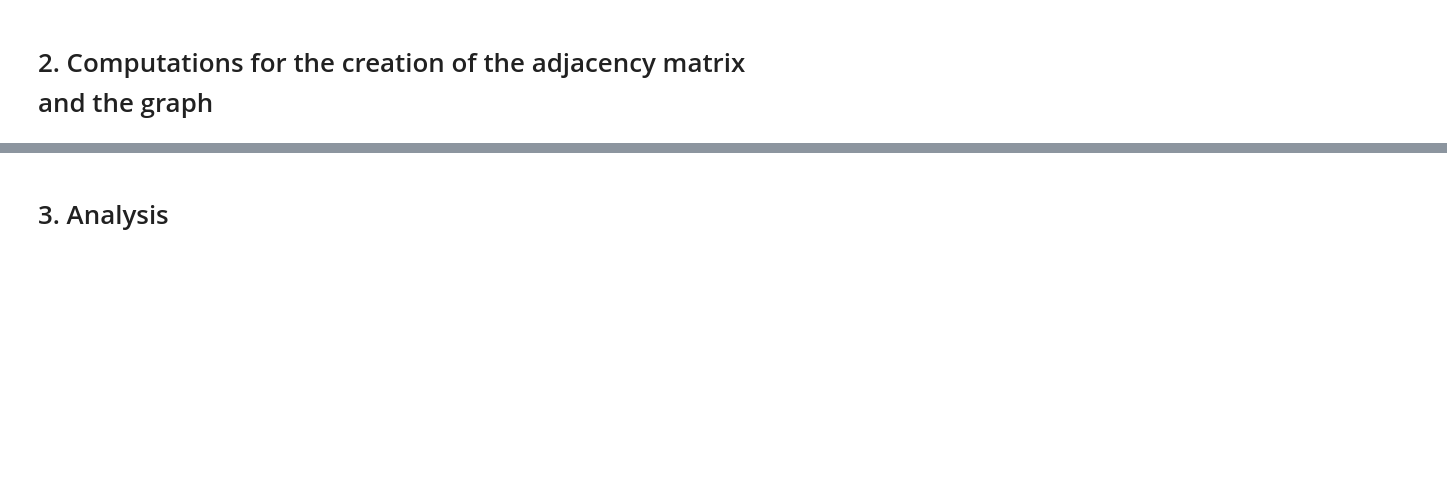
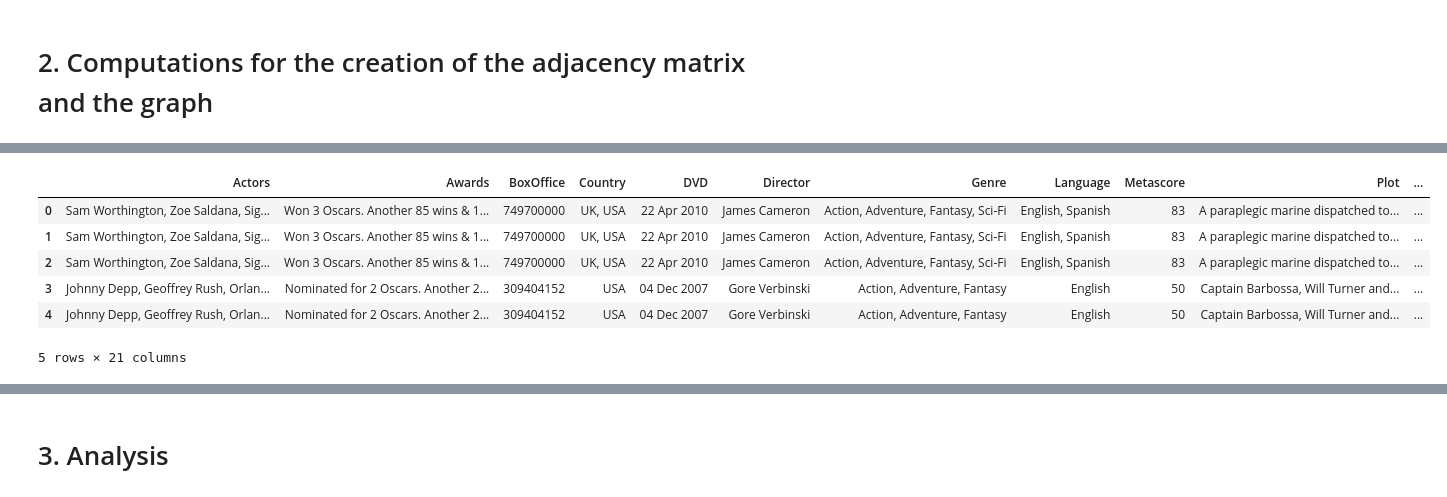
Before and after one commit to illorens/Project_NTDS, a Jupyter notebook: Analysis.ipynb, the cells around one changed output, grey strips where cells are left out. Saved outputs shown, nothing was run; the diff lists cells and outputs as text; code cells hidden in the pictures; blank space fills up the shorter version.

```diff
--- a/Analysis.ipynb
+++ b/Analysis.ipynb
@@ -82,0 +122,37 @@ with open('metacrit.p', 'rb') as fp:
+# %%
+# For BoxOffice we need to remove the $ and commas
+dataframe['BoxOffice'] = dataframe['BoxOffice'].apply(lambda x: x.replace("$", ""))
+dataframe['BoxOffice'] = dataframe['BoxOffice'].apply(lambda x: x.replace(",", ""))
+dataframe['BoxOffice'] = dataframe['BoxOffice'].replace('N/A', 0)
+dataframe['BoxOffice'] = dataframe['BoxOffice'].astype(float)
+dataframe['BoxOffice'] = dataframe['BoxOffice'].astype(int)
+# For imdbVotes we need to remove the commas
+dataframe['imdbVotes'] = dataframe['imdbVotes'].astype(str)
+dataframe['imdbVotes'] = dataframe['imdbVotes'].apply(lambda x: x.replace(",", ""))
+dataframe['imdbVotes'] = dataframe['imdbVotes'].replace('N/A', 0)
+dataframe['imdbVotes'] = dataframe['imdbVotes'].astype(int)
+# For Runtime we need to remove the " min"
+dataframe['Runtime'] = dataframe['Runtime'].apply(lambda x: x.replace(" min", ""))
+dataframe['Runtime'] = dataframe['Runtime'].replace('N/A', 0)
+dataframe['Runtime'] = dataframe['Runtime'].astype(int)
+# Metascore
+dataframe['Metascore'] = dataframe['Metascore'].replace('N/A', 0)
+dataframe['Metascore'] = dataframe['Metascore'].astype(int)
+# Year
+dataframe['Year'] = dataframe['Year'].astype(str)
+dataframe['Year'] = dataframe['Year'].apply(lambda x: x.replace("-1969", ""))
+dataframe['Year'] = dataframe['Year'].apply(lambda x: x.replace("–", ""))
+dataframe['Year'] = dataframe['Year'].replace('N/A', 0)
+dataframe['Year'] = dataframe['Year'].astype(int)
+
+dataframe = dataframe.reset_index(drop=True)
+# %%
+dataframe.head()
+# %% [output]
+|  | Actors | Awards | BoxOffice | Country | DVD | Director | Genre | Language | Metascore | Plot | ... |
+| 0 | Sam Worthington, Zoe Saldana, Sig... | Won 3 Oscars. Another 85 wins & 1... | 749700000 | UK, USA | 22 Apr 2010 | James Cameron | Action, Adventure, Fantasy, Sci-Fi | English, Spanish | 83 | A paraplegic marine dispatched to... | ... |
+| 1 | Sam Worthington, Zoe Saldana, Sig... | Won 3 Oscars. Another 85 wins & 1... | 749700000 | UK, USA | 22 Apr 2010 | James Cameron | Action, Adventure, Fantasy, Sci-Fi | English, Spanish | 83 | A paraplegic marine dispatched to... | ... |
+| 2 | Sam Worthington, Zoe Saldana, Sig... | Won 3 Oscars. Another 85 wins & 1... | 749700000 | UK, USA | 22 Apr 2010 | James Cameron | Action, Adventure, Fantasy, Sci-Fi | English, Spanish | 83 | A paraplegic marine dispatched to... | ... |
+| 3 | Johnny Depp, Geoffrey Rush, Orlan... | Nominated for 2 Oscars. Another 2... | 309404152 | USA | 04 Dec 2007 | Gore Verbinski | Action, Adventure, Fantasy | English | 50 | Captain Barbossa, Will Turner and... | ... |
+| 4 | Johnny Depp, Geoffrey Rush, Orlan... | Nominated for 2 Oscars. Another 2... | 309404152 | USA | 04 Dec 2007 | Gore Verbinski | Action, Adventure, Fantasy | English | 50 | Captain Barbossa, Will Turner and... | ... |
+5 rows × 21 columns
```
Also changed, not shown: parts of 31 cells of this notebook.
